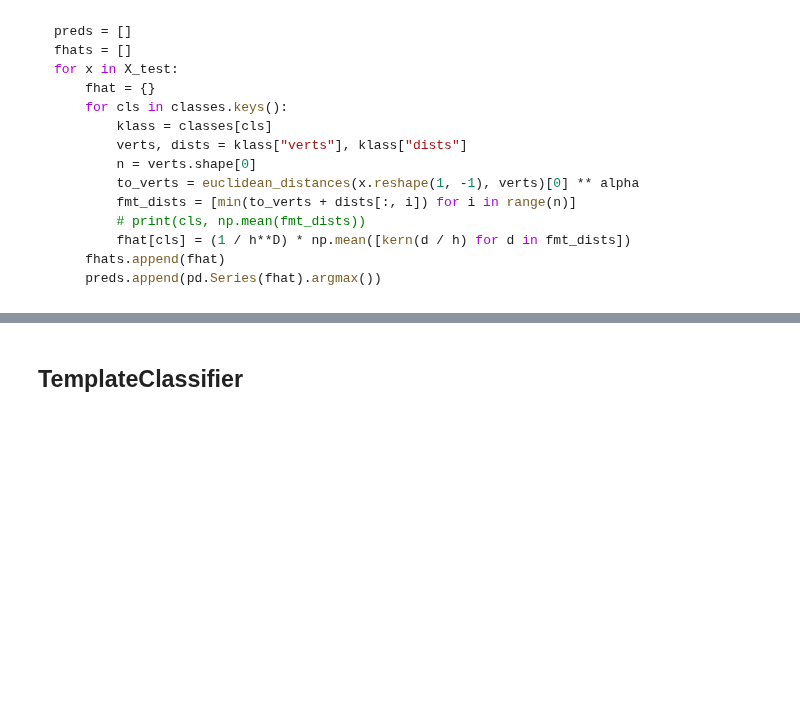
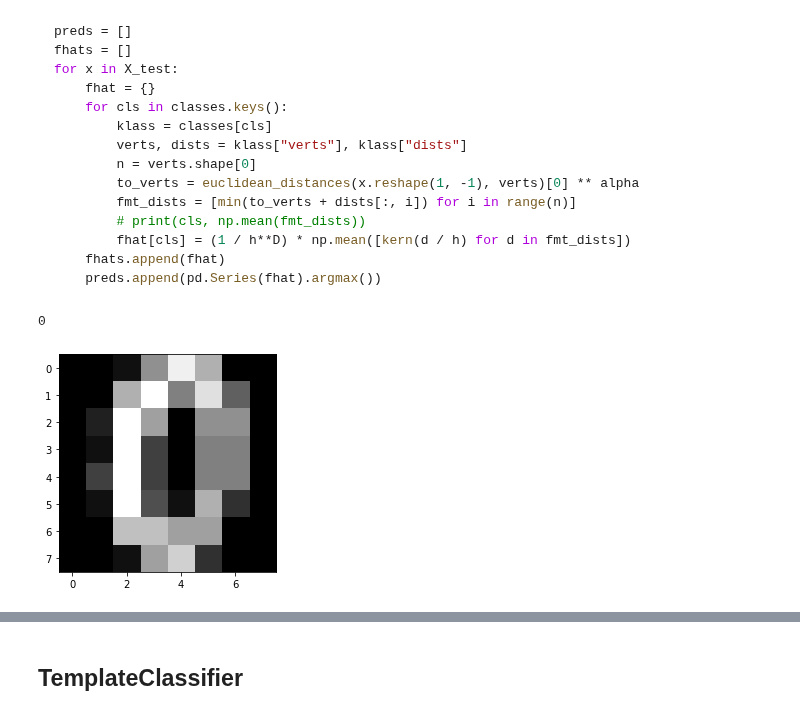
Before and after one commit to capitantoto/fermat, a Jupyter notebook: notebooks/04. Chequeo de Sanidad: EuclideanKDE y KernelDensity.ipynb, the cells around one changed output, grey strips where cells are left out. Saved outputs shown, nothing was run; the diff lists cells and outputs as text; code cells hidden in the pictures; blank space fills up the shorter version.

```diff
--- a/notebooks/04. Chequeo de Sanidad: EuclideanKDE y KernelDensity.ipynb
+++ b/notebooks/04. Chequeo de Sanidad: EuclideanKDE y KernelDensity.ipynb
@@ -174,5 +208,7 @@ factor
 # %% [markdown]
 ### Comparación de Performance
+# %%
+X_digits, _ = load_digits(return_X_y=True)
 # %%
 %%timeit
 my_kde = EuclideanKDE(kernel=norm_pdf, bandwidth=1).fit(X_digits)
@@ -620,2 +805,8 @@ from sklearn.ensemble import RandomForestClassifier
+# %%
+plt.imshow(X[10].reshape(8, 8), cmap="gray")
+y[10]
+# %% [output]
+0
+[figure, added]
 # %%
 X, y = load_digits(return_X_y=True)
```
Also changed, not shown: parts of 109 cells of this notebook, 6 other files.
